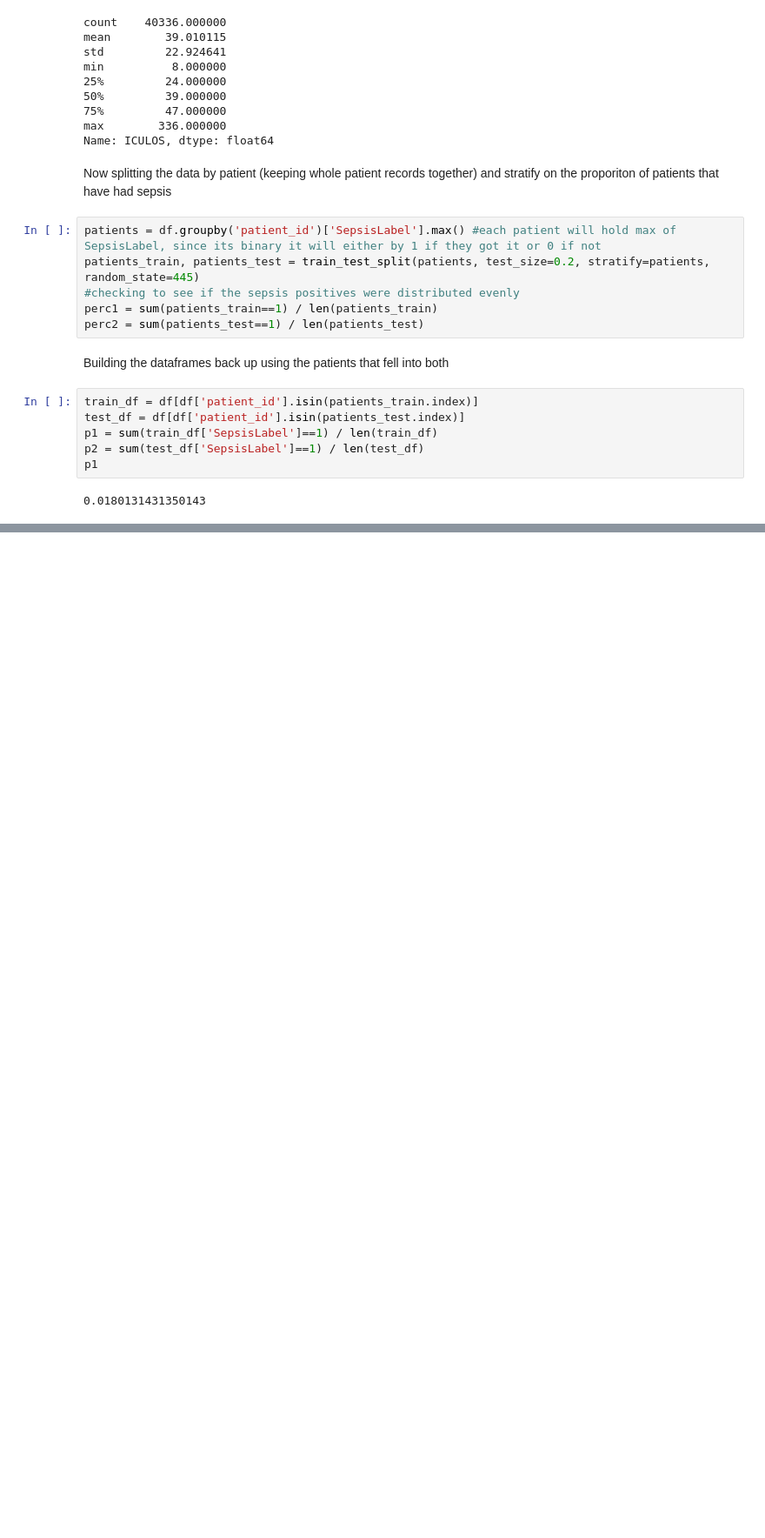
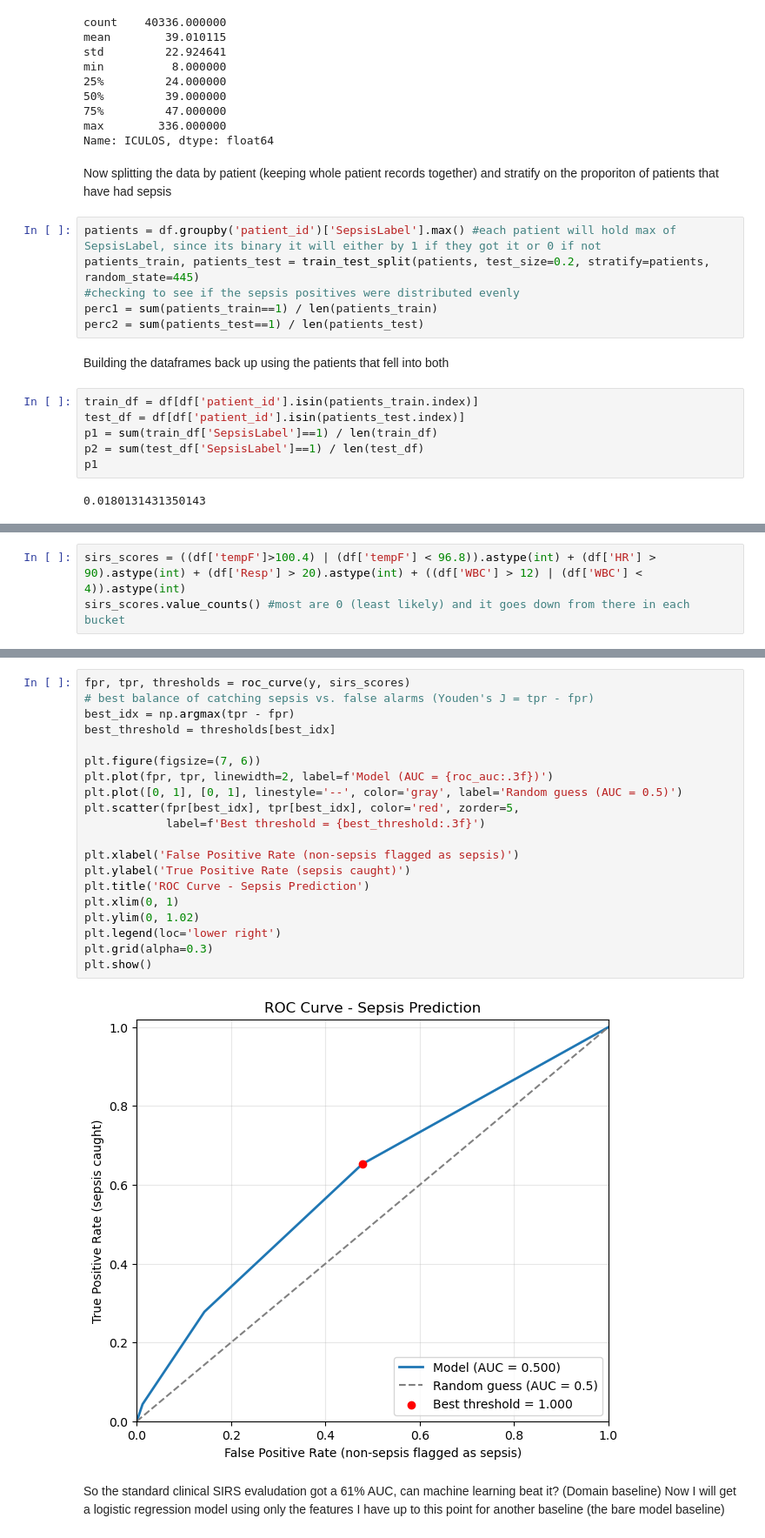
Before and after one commit to Steve-Rodrigues/Sepsis-Predictor-ML, a Jupyter notebook: sepsis_notebook.ipynb, the cells around one changed output, grey strips where cells are left out. Shown at 87% size. Saved outputs shown, nothing was run; the diff lists cells and outputs as text; blank space fills up the shorter version.

```diff
--- a/sepsis_notebook.ipynb
+++ b/sepsis_notebook.ipynb
@@ -71,0 +388,3 @@ p1
+# %%
+sirs_scores = ((df['tempF']>100.4) | (df['tempF'] < 96.8)).astype(int) + (df['HR'] > 90).astype(int) + (df['Resp'] > 20).astype(int) + ((df['WBC'] > 12) | (df['WBC'] < 4)).astype(int)
+sirs_scores.value_counts() #most are 0 (least likely) and it goes down from there in each bucket
@@ -71,0 +404,25 @@ p1
+# %%
+fpr, tpr, thresholds = roc_curve(y, sirs_scores)
+# best balance of catching sepsis vs. false alarms (Youden's J = tpr - fpr)
+best_idx = np.argmax(tpr - fpr)
+best_threshold = thresholds[best_idx]
+
+plt.figure(figsize=(7, 6))
+plt.plot(fpr, tpr, linewidth=2, label=f'Model (AUC = {roc_auc:.3f})')
+plt.plot([0, 1], [0, 1], linestyle='--', color='gray', label='Random guess (AUC = 0.5)')
+plt.scatter(fpr[best_idx], tpr[best_idx], color='red', zorder=5,
+            label=f'Best threshold = {best_threshold:.3f}')
+
+plt.xlabel('False Positive Rate (non-sepsis flagged as sepsis)')
+plt.ylabel('True Positive Rate (sepsis caught)')
+plt.title('ROC Curve - Sepsis Prediction')
+plt.xlim(0, 1)
+plt.ylim(0, 1.02)
+plt.legend(loc='lower right')
+plt.grid(alpha=0.3)
+plt.show()
+# %% [output]
+[figure, added]
+# %% [markdown]
+So the standard clinical SIRS evaludation got a 61% AUC, can machine learning beat it? (Domain baseline)
+Now I will get a logistic regression model using only the features I have up to this point for another baseline (the bare model baseline)
```
Also changed, not shown: parts of 52 cells of this notebook.
